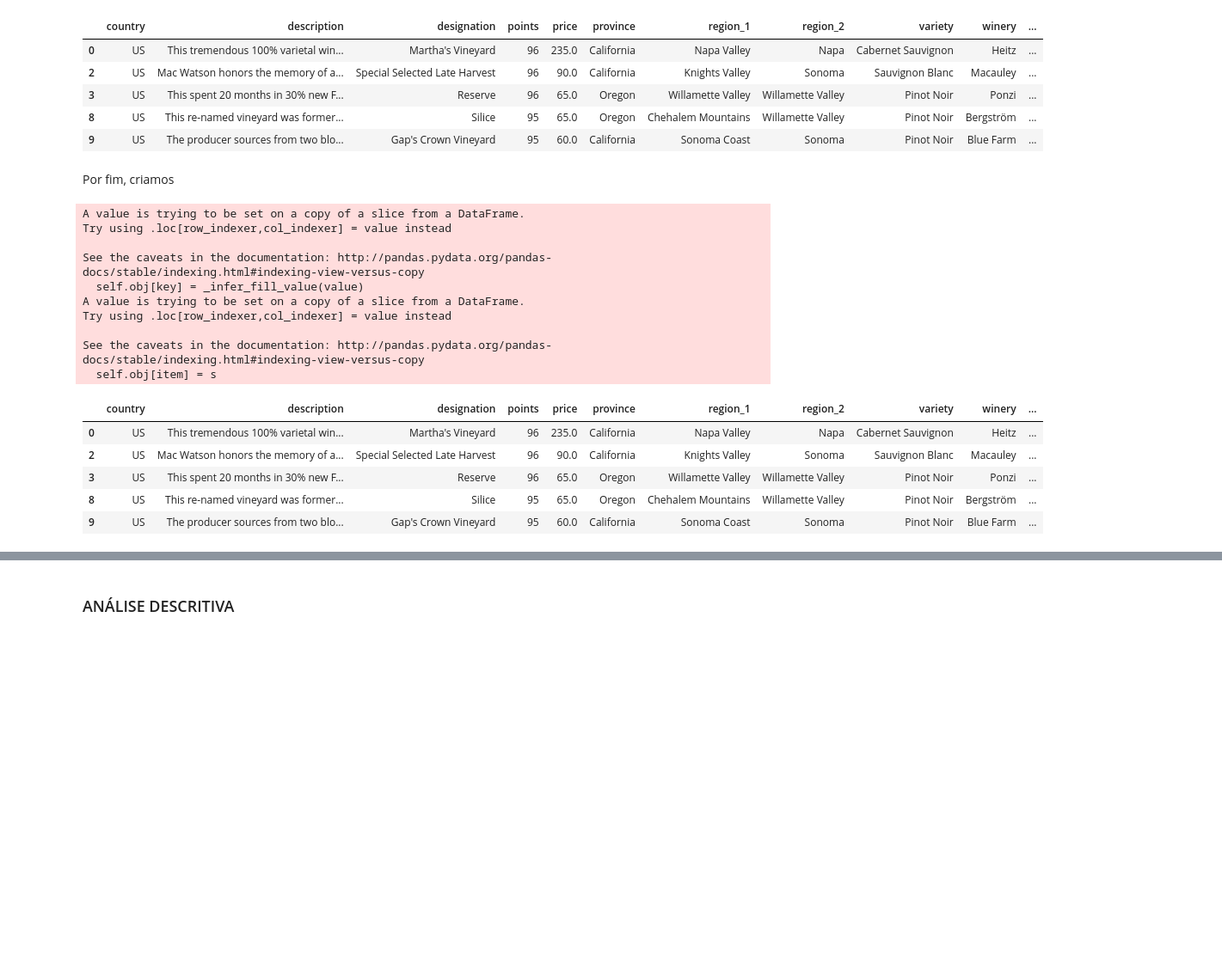
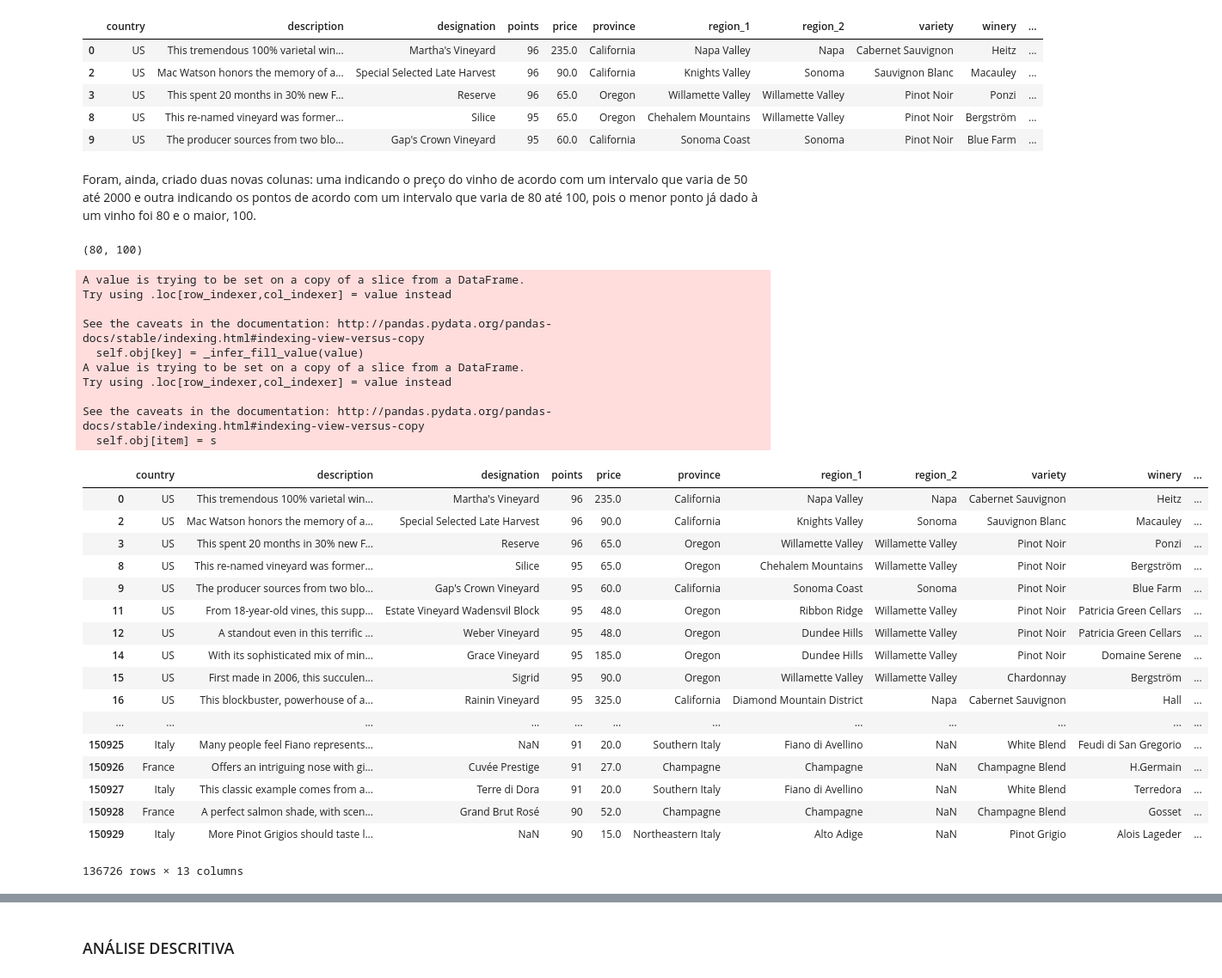
Before and after one commit to FidyBack/projeto_Cdata, a Jupyter notebook: Projeto 3 - Previsão de preço de Vinhos/Projeto3_grupo_6_vinhos.ipynb, the cells around one changed output, grey strips where cells are left out. Shown at 86% size. Cells and saved outputs as stored; diff of their text form; code cells hidden in the pictures; blank space fills up the shorter version.

```diff
--- a/Projeto 3 - Previsão de preço de Vinhos/Projeto3_grupo_6_vinhos.ipynb
+++ b/Projeto 3 - Previsão de preço de Vinhos/Projeto3_grupo_6_vinhos.ipynb
@@ -32,7 +34,7 @@ from sklearn.metrics import mean_squared_error
 # %%
-x=pd.read_csv('winemag-data_first150k.csv')
-del x["Unnamed: 0"]
-x.head()
+data = pd.read_csv('winemag-data_first150k.csv')
+del data["Unnamed: 0"]
+data.head()
 # %% [output]
 |  | country | description | designation | points | price | province | region_1 | region_2 | variety | winery |
 | 0 | US | This tremendous 100% varietal win... | Martha's Vineyard | 96 | 235.0 | California | Napa Valley | Napa | Cabernet Sauvignon | Heitz |
@@ -49,7 +51,7 @@ lista = []
 lista2=[]
 i=0
 
-for e in x.variety:
+for e in data.variety:
     if e not in dic:
         dic[e] = 1
     elif e in dic:
@@ -59,7 +61,7 @@ for e in dic:
     if dic[e] > 0:
         lista.append(dic[e]/len(dic))
 
-for e in x.variety:
+for e in data.variety:
     if e not in dic2:
         dic2[e] = 1
 
@@ -67,13 +69,13 @@ for e in dic2:
     dic2[e] = lista[i]
     i+=1
 
-for uva in x.variety:
+for uva in data.variety:
     lista2.append(dic2[uva])
 
-x["Frequencia"] = lista2
-novo_x = x[x.Frequencia>0.5]
+data["Frequencia"] = lista2
+data_freq = data[data.Frequencia>0.5]
 
-novo_x.head()
+data_freq.head()
 # %% [output]
 |  | country | description | designation | points | price | province | region_1 | region_2 | variety | winery | ... |
 | 0 | US | This tremendous 100% varietal win... | Martha's Vineyard | 96 | 235.0 | California | Napa Valley | Napa | Cabernet Sauvignon | Heitz | ... |
@@ -81,39 +83,54 @@ novo_x.head()
 | 3 | US | This spent 20 months in 30% new F... | Reserve | 96 | 65.0 | Oregon | Willamette Valley | Willamette Valley | Pinot Noir | Ponzi | ... |
 | 8 | US | This re-named vineyard was former... | Silice | 95 | 65.0 | Oregon | Chehalem Mountains | Willamette Valley | Pinot Noir | Bergström | ... |
 | 9 | US | The producer sources from two blo... | Gap's Crown Vineyard | 95 | 60.0 | California | Sonoma Coast | Sonoma | Pinot Noir | Blue Farm | ... |
-# %% [markdown]
-Por fim, criamos
+# %% [markdown]
+Foram, ainda, criado duas novas colunas: uma indicando o preço do vinho de acordo com um intervalo que varia de 50 até 2000 e outra indicando os pontos de acordo com um intervalo que varia de 80 até 100, pois o menor ponto já dado à um vinho foi 80 e o maior, 100.
+# %%
+data_freq['points'].min(), data_freq['points'].max()
+# %% [output]
+(80, 100)
 # %%
-novo_x.loc[(novo_x.price<50),'Preço'] = 'Até 50'
-novo_x.loc[(novo_x.price>50)&(novo_x.price<=200),'Preço'] = 'Até 200'
-novo_x.loc[(novo_x.price>200)&(novo_x.price<=400),'Preço'] = 'Até 400'
-novo_x.loc[(novo_x.price>400)&(novo_x.price<=600),'Preço'] = 'Até 600'
-novo_x.loc[(novo_x.price>600)&(novo_x.price<=800),'Preço'] = 'Até 800'
-novo_x.loc[(novo_x.price>800)&(novo_x.price<=1000),'Preço'] = 'Até 1000'
-novo_x.loc[(novo_x.price>1000)&(novo_x.price<=1500),'Preço'] = 'Até 1500'
-novo_x.loc[(novo_x.price>2000),'Preço'] = 'Mais que 2000'
+data_freq.loc[(data_freq.price<50),'Preço'] = 'Até 50'
+data_freq.loc[(data_freq.price>50)&(data_freq.price<=200),'Preço'] = '51 a 200'
+data_freq.loc[(data_freq.price>200)&(data_freq.price<=400),'Preço'] = '201 a 400'
+data_freq.loc[(data_freq.price>400)&(data_freq.price<=600),'Preço'] = '401 a 600'
+data_freq.loc[(data_freq.price>600)&(data_freq.price<=800),'Preço'] = '601 a 800'
+data_freq.loc[(data_freq.price>800)&(data_freq.price<=1000),'Preço'] = '801 a 1000'
+data_freq.loc[(data_freq.price>1000)&(data_freq.price<=1500),'Preço'] = '1001 a 1500'
+data_freq.loc[(data_freq.price>1500),'Preço'] = 'Mais que 1501'
 
-novo_x.loc[(novo_x.points<=80),'Pontos'] = '80 pontos'
-novo_x.loc[(novo_x.points>80)&(novo_x.points<=85),'Pontos'] = '81 - 85 pontos'
-novo_x.loc[(novo_x.points>85)&(novo_x.points<=90),'Pontos'] = '86 - 90 pontos'
-novo_x.loc[(novo_x.points>90)&(novo_x.points<=95),'Pontos'] = '91 - 95 pontos'
-novo_x.loc[(novo_x.points>95)&(novo_x.points<=100),'Pontos'] = '95 - 100 pontos'
+data_freq.loc[(data_freq.points>=80)&(data_freq.points<=85),'Pontos'] = '80 - 85 pontos'
+data_freq.loc[(data_freq.points>85)&(data_freq.points<=90),'Pontos'] = '86 - 90 pontos'
+data_freq.loc[(data_freq.points>90)&(data_freq.points<=95),'Pontos'] = '91 - 95 pontos'
+data_freq.loc[(data_freq.points>95)&(data_freq.points<=100),'Pontos'] = '95 - 100 pontos'
 
-novo_x.head()
+data_freq
 # %% [output]
 A value is trying to be set on a copy of a slice from a DataFrame.
 Try using .loc[row_indexer,col_indexer] = value instead
 
 See the caveats in the documentation: http://pandas.pydata.org/pandas-docs/stable/indexing.html#indexing-view-versus-copy
   self.obj[key] = _infer_fill_value(value)
 A value is trying to be set on a copy of a slice from a DataFrame.
 Try using .loc[row_indexer,col_indexer] = value instead
 
 See the caveats in the documentation: http://pandas.pydata.org/pandas-docs/stable/indexing.html#indexing-view-versus-copy
   self.obj[item] = s
 |  | country | description | designation | points | price | province | region_1 | region_2 | variety | winery | ... |
 | 0 | US | This tremendous 100% varietal win... | Martha's Vineyard | 96 | 235.0 | California | Napa Valley | Napa | Cabernet Sauvignon | Heitz | ... |
 | 2 | US | Mac Watson honors the memory of a... | Special Selected Late Harvest | 96 | 90.0 | California | Knights Valley | Sonoma | Sauvignon Blanc | Macauley | ... |
 | 3 | US | This spent 20 months in 30% new F... | Reserve | 96 | 65.0 | Oregon | Willamette Valley | Willamette Valley | Pinot Noir | Ponzi | ... |
 | 8 | US | This re-named vineyard was former... | Silice | 95 | 65.0 | Oregon | Chehalem Mountains | Willamette Valley | Pinot Noir | Bergström | ... |
 | 9 | US | The producer sources from two blo... | Gap's Crown Vineyard | 95 | 60.0 | California | Sonoma Coast | Sonoma | Pinot Noir | Blue Farm | ... |
+| 11 | US | From 18-year-old vines, this supp... | Estate Vineyard Wadensvil Block | 95 | 48.0 | Oregon | Ribbon Ridge | Willamette Valley | Pinot Noir | Patricia Green Cellars | ... |
+| 12 | US | A standout even in this terrific ... | Weber Vineyard | 95 | 48.0 | Oregon | Dundee Hills | Willamette Valley | Pinot Noir | Patricia Green Cellars | ... |
+| 14 | US | With its sophisticated mix of min... | Grace Vineyard | 95 | 185.0 | Oregon | Dundee Hills | Willamette Valley | Pinot Noir | Domaine Serene | ... |
+| 15 | US | First made in 2006, this succulen... | Sigrid | 95 | 90.0 | Oregon | Willamette Valley | Willamette Valley | Chardonnay | Bergström | ... |
+| 16 | US | This blockbuster, powerhouse of a... | Rainin Vineyard | 95 | 325.0 | California | Diamond Mountain District | Napa | Cabernet Sauvignon | Hall | ... |
+| ... | ... | ... | ... | ... | ... | ... | ... | ... | ... | ... | ... |
+| 150925 | Italy | Many people feel Fiano represents... | NaN | 91 | 20.0 | Southern Italy | Fiano di Avellino | NaN | White Blend | Feudi di San Gregorio | ... |
+| 150926 | France | Offers an intriguing nose with gi... | Cuvée Prestige | 91 | 27.0 | Champagne | Champagne | NaN | Champagne Blend | H.Germain | ... |
+| 150927 | Italy | This classic example comes from a... | Terre di Dora | 91 | 20.0 | Southern Italy | Fiano di Avellino | NaN | White Blend | Terredora | ... |
+| 150928 | France | A perfect salmon shade, with scen... | Grand Brut Rosé | 90 | 52.0 | Champagne | Champagne | NaN | Champagne Blend | Gosset | ... |
+| 150929 | Italy | More Pinot Grigios should taste l... | NaN | 90 | 15.0 | Northeastern Italy | Alto Adige | NaN | Pinot Grigio | Alois Lageder | ... |
+136726 rows × 13 columns
```
Also changed, not shown: parts of 80 cells of this notebook.
